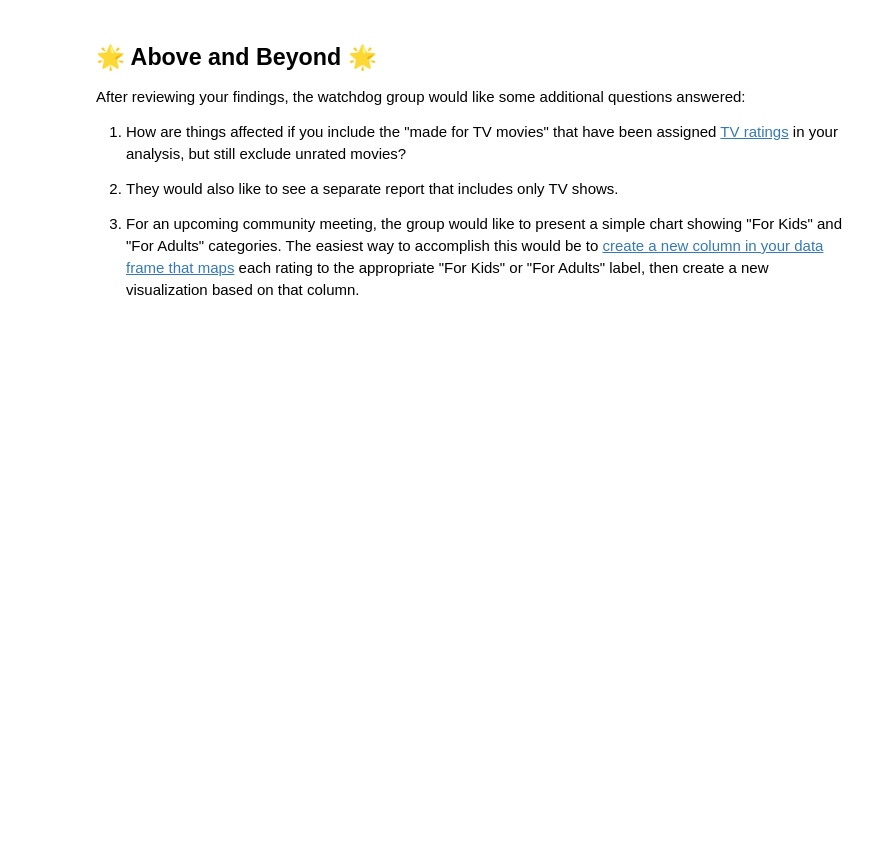
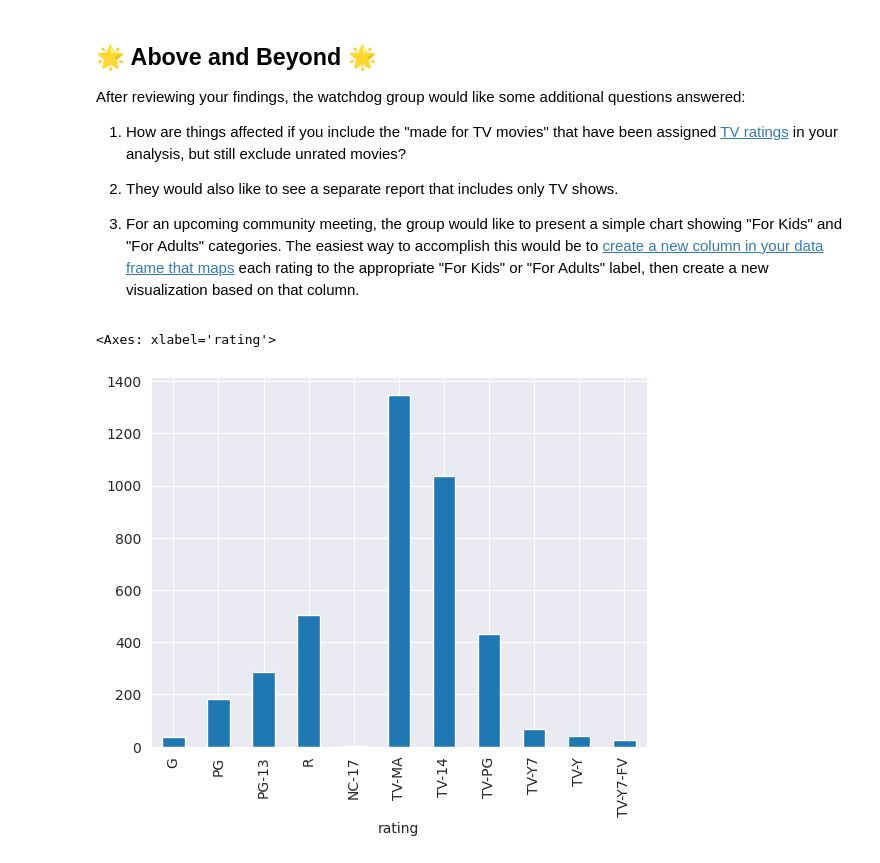
Before and after one commit to M-Merrill676/Machine_Learning, a Jupyter notebook: notebooks/Exploration_01.ipynb, the cells around one changed output. Saved outputs shown, nothing was run; the diff lists cells and outputs as text; code cells hidden in the pictures; blank space fills up the shorter version.

```diff
--- a/notebooks/Exploration_01.ipynb
+++ b/notebooks/Exploration_01.ipynb
@@ -297,3 +299,17 @@ After reviewing your findings, the watchdog group would like some additional que
 
 3. For an upcoming community meeting, the group would like to present a simple
 chart showing "For Kids" and "For Adults" categories. The easiest way to accomplish this would be to [create a new column in your data frame that maps](https://pandas.pydata.org/docs/getting_started/intro_tutorials/10_text_data.html) each rating to the appropriate "For Kids" or "For Adults" label, then create a new visualization based on that column.
+# %%
+#1 These are the movies and the graph for all of the movies except for the Not Rated and the Un-Rated ones
+ratings = ['G','PG','PG-13','R','NC-17', 'TV-MA', 'TV-14', 'TV-PG','TV-Y7','TV-Y','TV-Y7-FV']
+
+rated_movies = movies[movies["rating"].isin(ratings)]
+
+rated_movies['rating'].value_counts()
+
+rating_counts1 = rated_movies['rating'].value_counts().reindex(['G', 'PG', 'PG-13', 'R', 'NC-17', 'TV-MA', 'TV-14', 'TV-PG','TV-Y7','TV-Y','TV-Y7-FV'])
+
+rating_counts1.plot.bar()
+# %% [output]
+<Axes: xlabel='rating'>
+[figure, added]
```
Also changed, not shown: parts of 5 cells of this notebook.
